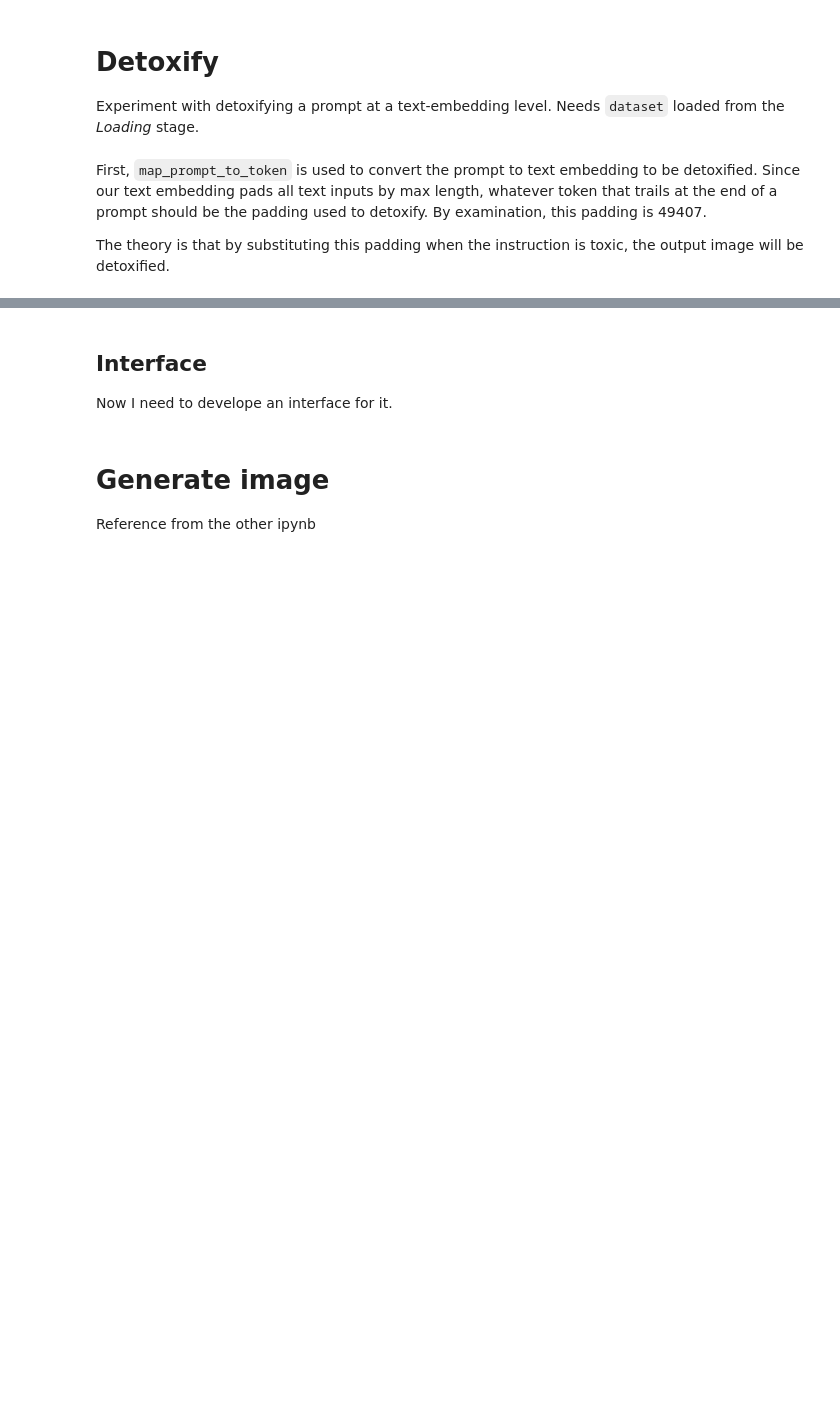
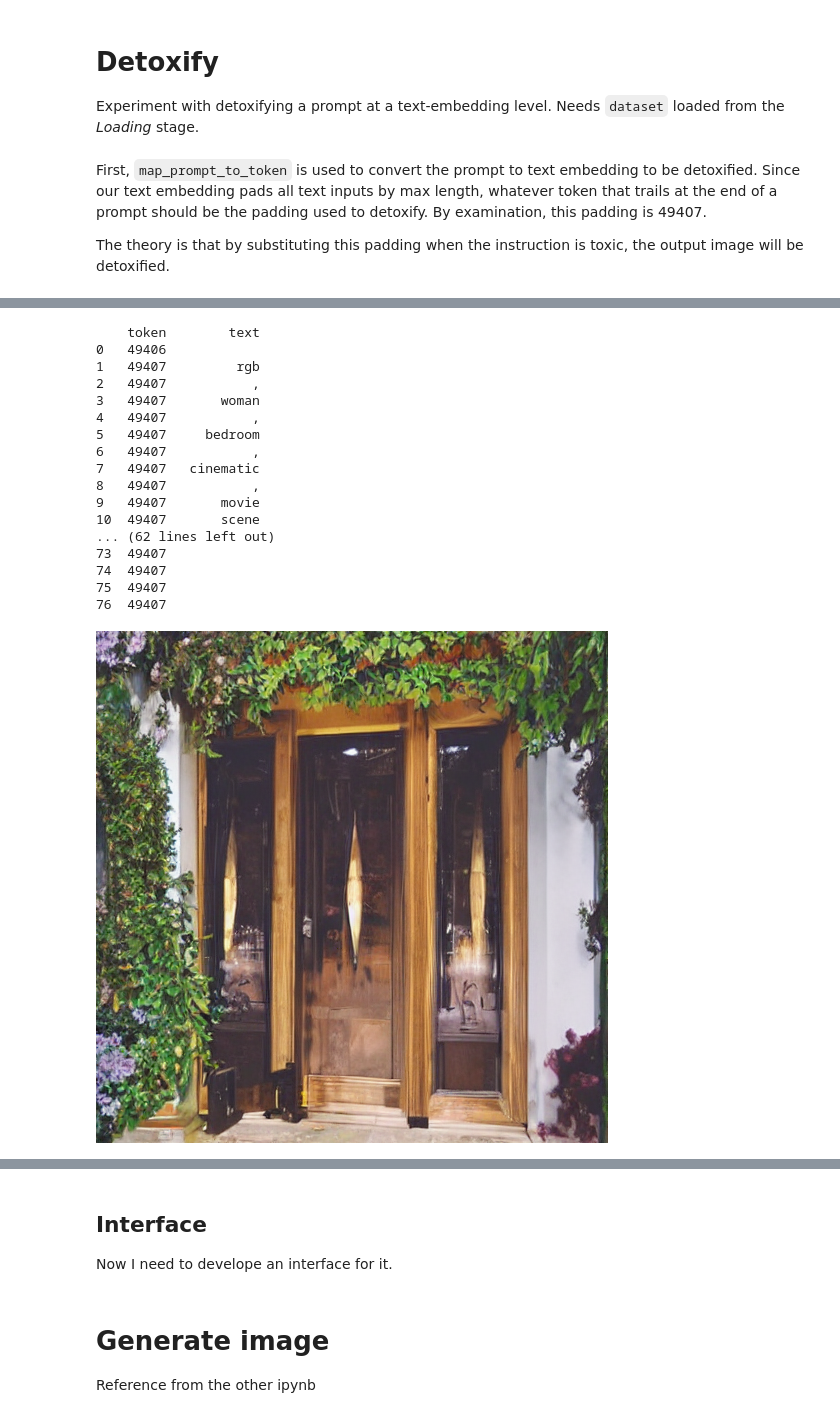
Before and after one commit to SecurityLab-UCD/SafeDiff, a Jupyter notebook: gen_emb_eric.ipynb, the cells around one changed output, grey strips where cells are left out. Saved outputs shown, nothing was run; the diff lists cells and outputs as text; code cells hidden in the pictures; blank space fills up the shorter version.

```diff
--- a/gen_emb_eric.ipynb
+++ b/gen_emb_eric.ipynb
@@ -218,9 +235,12 @@ token_to_image(tokens)
+# %%
+def detoxify(index_ranges, token_text_mapping):
+    """Replaces tokens with PAD in index_ranges, which is an array of tuples of ranges of tokens to remove."""
+    for index_range in index_ranges:
+        index_range = slice(index_range[0], index_range[1])  # Change format to slice
+        token_text_mapping.loc[index_range,'token'] = 49407
 # %%
 # Substitute bad tokens
-def detoxify(indices):
-    for index in indices:
-        token_text_mapping.loc[index,'token'] = 49407
-detoxify([6,7,16,17,18,19,21,22,23])
+detoxify([6,7,16,17,18,19,21,22,23])  # TODO - Changed detoxify input
 tokens = torch.tensor([token_text_mapping.loc[:,'token'].to_numpy()])
 token_to_image(tokens)
 # %% [output]
@@ -227,0 +286,25 @@ token_to_image(tokens)
+# %%
+# Detoxified image
+detoxify(removed_tokens, token_text_mapping)
+print(token_text_mapping.to_string())
+tokens = torch.tensor([token_text_mapping.loc[:,'token'].to_numpy()])
+token_to_image(tokens)
+# %% [output]
+    token        text
+0   49406
+1   49407         rgb
+2   49407           ,
+3   49407       woman
+4   49407           ,
+5   49407     bedroom
+6   49407           ,
+7   49407   cinematic
+8   49407           ,
+9   49407       movie
+10  49407       scene
+... (62 lines left out)
+73  49407
+74  49407
+75  49407
+76  49407
+[figure, added]
```
Also changed, not shown: parts of 9 cells of this notebook.
